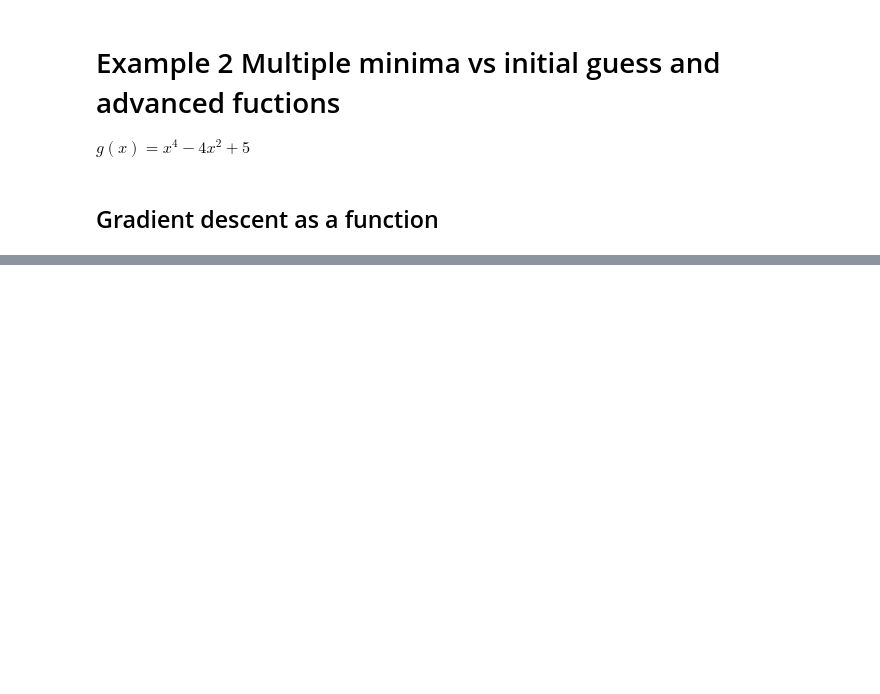
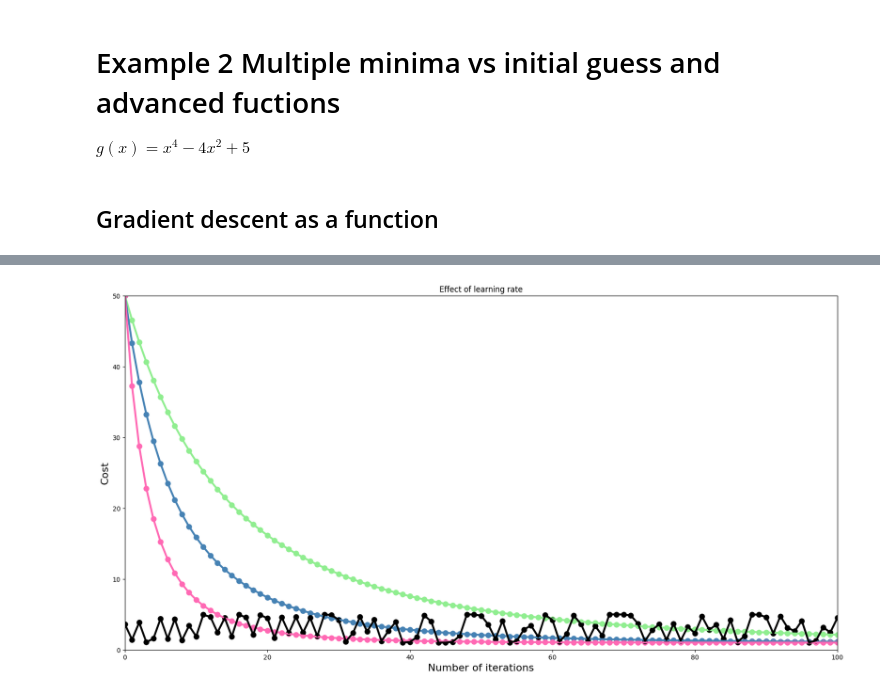
Before and after one commit to scottcarpenter28/Machine-Learning-Course, a Jupyter notebook: gradiantDescent/advancedGradiantDescent.ipynb, the cells around one changed output, grey strips where cells are left out. Cells and saved outputs as stored; diff of their text form; code cells hidden in the pictures; blank space fills up the shorter version.

```diff
--- a/gradiantDescent/advancedGradiantDescent.ipynb
+++ b/gradiantDescent/advancedGradiantDescent.ipynb
@@ -105,0 +94,42 @@ plt.show()
+# %%
+# Run gradient descent 3 times
+n = 100
+low_gama = gradient_desc(derivative_func=dg, initial_guess=3, learning_rate=0.0005, max_steps=n, precision=0.0001)
+med_gama = gradient_desc(derivative_func=dg, initial_guess=3, learning_rate=0.001, max_steps=n, precision=0.0001)
+high_gama = gradient_desc(derivative_func=dg, initial_guess=3, learning_rate=0.002, max_steps=n, precision=0.0001)
+insane_gama = gradient_desc(derivative_func=dg, initial_guess=1.9, learning_rate=0.25, max_steps=n, precision=0.0001)
+plt.figure(figsize=[20,10])
+
+
+plt.title("Effect of learning rate")
+plt.xlim(0, n)
+plt.ylim(0, 50)
+plt.xlabel("Number of iterations", fontsize=16)
+plt.ylabel("Cost", fontsize=16)
+
+# Y Axis
+low_values = np.array(low_gama[1])
+mid_values = np.array(med_gama[1])
+high_values = np.array(high_gama[1])
+insane_values = np.array(insane_gama[1])
+
+iteration_list = list(range(0, n+1))
+# Low
+plt.plot(iteration_list, g(low_values), color="lightgreen", linewidth=3)
+plt.scatter(iteration_list, g(low_values), color="lightgreen", linewidth=3)
+
+# Med
+plt.plot(iteration_list, g(mid_values), color="steelblue", linewidth=3)
+plt.scatter(iteration_list, g(mid_values), color="steelblue", linewidth=3)
+
+# High
+plt.plot(iteration_list, g(high_values), color="hotpink", linewidth=3)
+plt.scatter(iteration_list, g(high_values), color="hotpink", linewidth=3)
+
+# Insane
+plt.plot(iteration_list, g(insane_values), color="black", linewidth=3)
+plt.scatter(iteration_list, g(insane_values), color="black", linewidth=3)
+
+plt.show()
+# %% [output]
+[figure, added]
```
Also changed, not shown: parts of 3 cells of this notebook, 1 other file.
